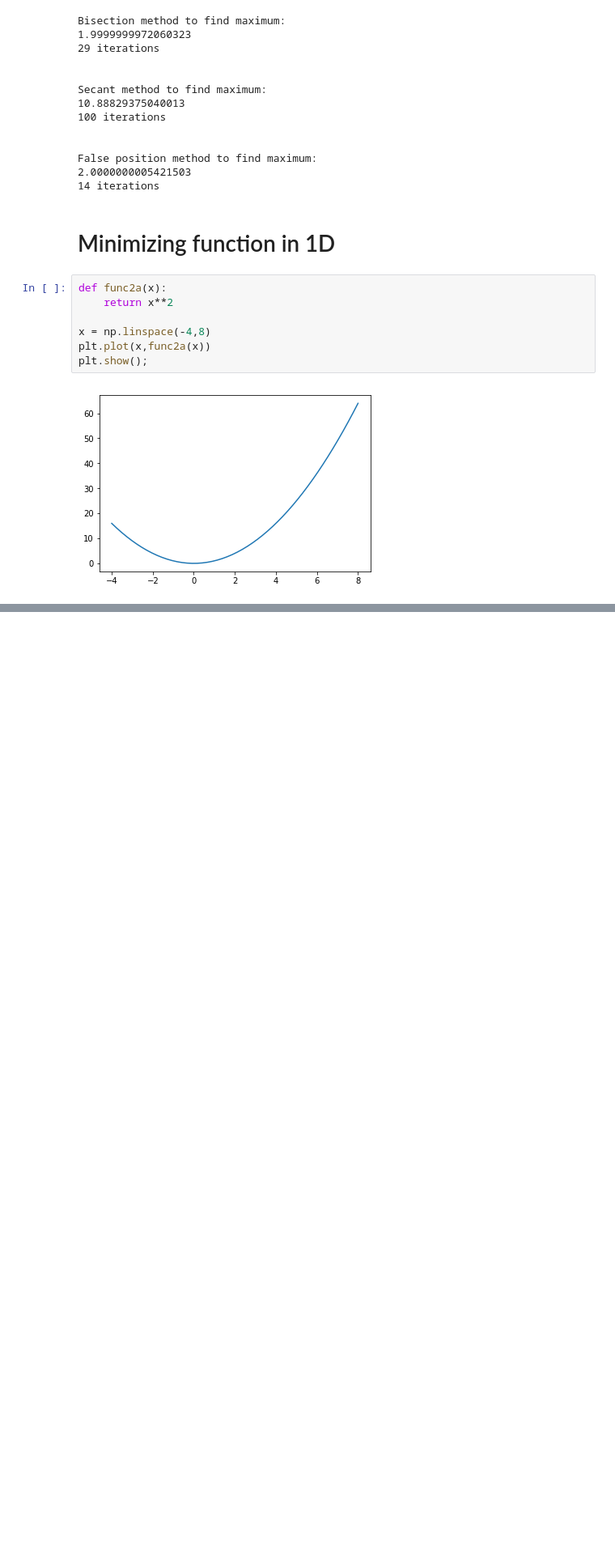
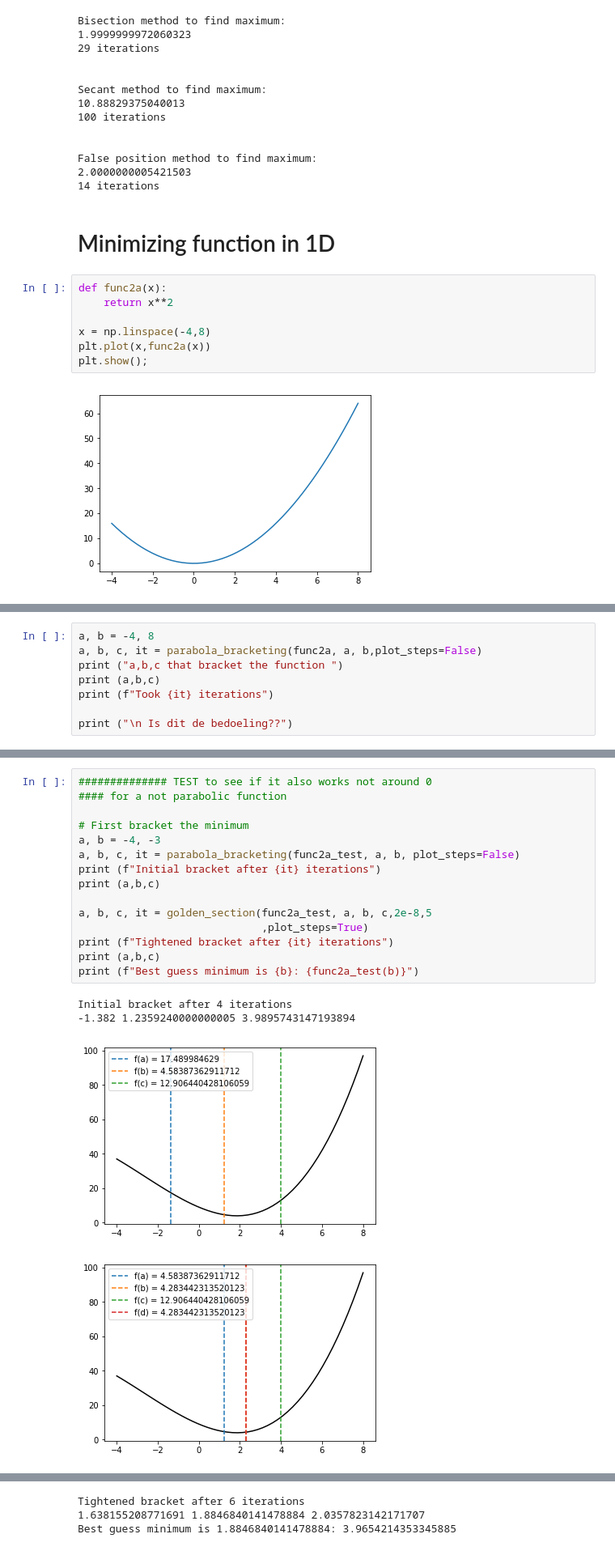
Before and after one commit to ErikOsinga/numerical_recipies, a Jupyter notebook: tutorial6/tutorial6.ipynb, the cells around one changed output, grey strips where cells are left out. Shown at 81% size. Drawn from its saved outputs; the diff is of its cells as text; blank space fills up the shorter version.

```diff
--- a/tutorial6/tutorial6.ipynb
+++ b/tutorial6/tutorial6.ipynb
@@ -280,0 +295,8 @@ def easy_bracketing(func, a, b, MAXITER=100):
+# %%
+a, b = -4, 8
+a, b, c, it = parabola_bracketing(func2a, a, b,plot_steps=False)
+print ("a,b,c that bracket the function ")
+print (a,b,c)
+print (f"Took {it} iterations")
+
+print ("\n Is dit de bedoeling??")
@@ -292,0 +414,20 @@ New a,b,c -1.382 1.2359240000000005 5.471725032000002
+# %%
+############## TEST to see if it also works not around 0
+#### for a not parabolic function
+
+# First bracket the minimum
+a, b = -4, -3
+a, b, c, it = parabola_bracketing(func2a_test, a, b, plot_steps=False)
+print (f"Initial bracket after {it} iterations")
+print (a,b,c)
+
+a, b, c, it = golden_section(func2a_test, a, b, c,2e-8,5
+                             ,plot_steps=True)
+print (f"Tightened bracket after {it} iterations")
+print (a,b,c)
+print (f"Best guess minimum is {b}: {func2a_test(b)}")
+# %% [output]
+Initial bracket after 4 iterations
+-1.382 1.2359240000000005 3.9895743147193894
+[figure, added]
+[figure, added]
@@ -292,0 +438,3 @@ New a,b,c -1.382 1.2359240000000005 5.471725032000002
+Tightened bracket after 6 iterations
+1.638155208771691 1.8846840141478884 2.0357823142171707
+Best guess minimum is 1.8846840141478884: 3.9654214353345885
```
Also changed, not shown: parts of 11 cells of this notebook, 1 other file.
